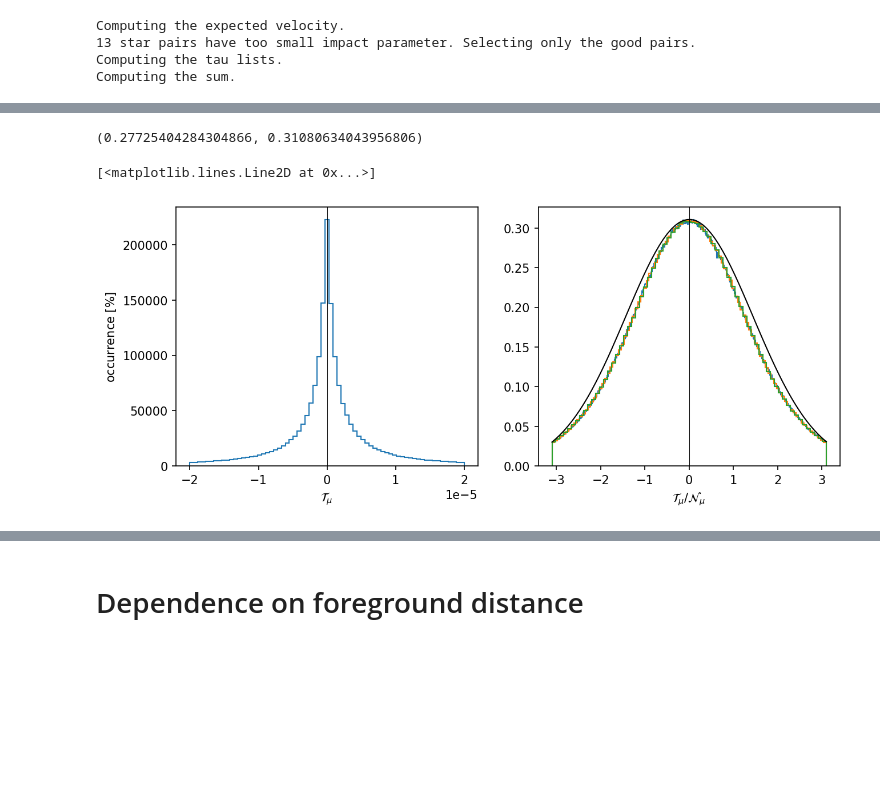
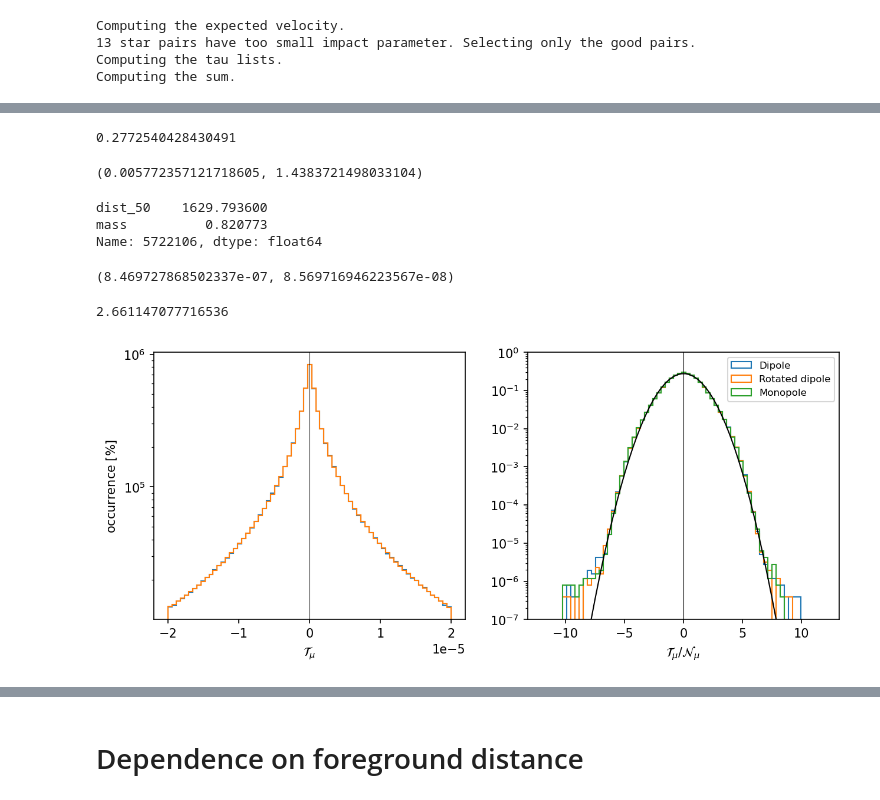
Before and after one commit to kenvantilburg/lens-velocity, a Jupyter notebook: code/andreas_code/subtraction_template/pm_template_v3.ipynb, the cells around one changed output, grey strips where cells are left out. Saved outputs shown, nothing was run; the diff lists cells and outputs as text; code cells hidden in the pictures; blank space fills up the shorter version.

```diff
--- a/code/andreas_code/subtraction_template/pm_template_v3.ipynb
+++ b/code/andreas_code/subtraction_template/pm_template_v3.ipynb
@@ -176,8 +189,8 @@ def fn_tau_mu(df_fore, df_back, weights, tau_obs, tau_max=False, matched_filter=
     if not quiet: print('Computing the expected velocity.'); sys.stdout.flush()
     lensing_pm, good_bil_ind = fn_lensing_pm(df_fore['ra'].to_numpy(), df_fore['dec'].to_numpy(),
                                              df_fore['pmra'].to_numpy(),  df_fore['pmdec'].to_numpy(), df_fore['dist_50'].to_numpy(),
-                                             #df_fore['mass'].to_numpy(),
-                                             df_fore['lum'].to_numpy()**(1/4),
+                                             df_fore['mass'].to_numpy(),
+                                             #df_fore['lum'].to_numpy()**(1/4),
                                              df_back['ra'].to_numpy(), df_back['dec'].to_numpy(),
                                              df_back['pmra'].to_numpy(), df_back['pmdec'].to_numpy(), df_back['dist_50'].to_numpy(), tau_obs, matched_filter)
 
@@ -281,21 +275,44 @@ max(h[0])
 # %%
-max(norm.pdf(np.linspace(-3.1, 3.1, 70), mu, std)), max(h[0])
+max(norm.pdf(np.linspace(-3.1, 3.1, 70), mu, std))
 # %% [output]
-(0.27725404284304866, 0.31080634043956806)
+0.2772540428430491
+# %%
+mu, std
+# %% [output]
+(0.005772357121718605, 1.4383721498033104)
+# %%
+df_fore.iloc[np.argmax(tau_mu_list/np.sqrt(tau_norm_sq_list))][['dist_50', 'mass']]
+# %% [output]
+dist_50    1629.793600
+mass          0.820773
+Name: 5722106, dtype: float64
+# %%
+tau_mu_list[np.argmax(tau_mu_list/np.sqrt(tau_norm_sq_list))], np.sqrt(tau_norm_sq_list)[np.argmax(tau_mu_list/np.sqrt(tau_norm_sq_list))]
+# %% [output]
+(8.469727868502337e-07, 8.569716946223567e-08)
+# %%
+np.sqrt(l_bilnormsq[np.argmax(tau_mu_list/np.sqrt(tau_norm_sq_list))])/arcsec
+# %% [output]
+2.661147077716536
 # %%
 fig,ax = plt.subplots(1,2,figsize=(10,4), dpi = 150)
 
-ax[0].hist(tau_mu_list, bins=np.linspace(-0.00002, 0.00002, 70), log=False, density=True, histtype='step');
+ax[0].hist(tau_mu_list, bins=np.linspace(-0.00002, 0.00002, 70), log=False, density=False, histtype='step');
+ax[0].hist(tau_mu_list_90deg, bins=np.linspace(-0.00002, 0.00002, 70), log=False, density=False, histtype='step');
 ax[0].set_xlabel(r'$\mathcal{T}_{\mu}$ '); ax[0].set_ylabel(r'occurrence [$\%$]');
 ax[0].axvline(0, color='k', linewidth=0.5)
+ax[0].set_yscale('log')
 
-h = ax[1].hist(tau_mu_list/np.sqrt(tau_norm_sq_list), bins=np.linspace(-3.1, 3.1, 500), log=False, density=True, histtype='step');
-ax[1].hist(tau_mu_list_90deg/np.sqrt(tau_norm_sq_list_90deg), bins=np.linspace(-3.1, 3.1, 100), log=False, density=True, histtype='step');
-ax[1].hist(tau_mu_list_mon/np.sqrt(tau_norm_sq_list_mon), bins=np.linspace(-3.1, 3.1, 70), log=False, density=True, histtype='step');
+bins = np.linspace(-12, 12, 70)
+
+h = ax[1].hist(tau_mu_list/np.sqrt(tau_norm_sq_list), bins=bins, log=False, density=True, histtype='step');
+ax[1].hist(tau_mu_list_90deg/np.sqrt(tau_norm_sq_list_90deg), bins=bins, log=False, density=True, histtype='step');
+ax[1].hist(tau_mu_list_mon/np.sqrt(tau_norm_sq_list_mon), bins=bins, log=False, density=True, histtype='step');
+ax[1].legend(['Dipole', 'Rotated dipole', 'Monopole'], loc='upper right', frameon=True, fontsize=8)
 ax[1].set_xlabel(r'$\mathcal{T}_{\mu}/\mathcal{N}_{\mu}$ ');
 ax[1].axvline(0, color='k', linewidth=0.5)
-ax[1].plot(np.linspace(-3.1, 3.1, 70),  max(h[0])*norm.pdf(np.linspace(-3.1, 3.1, 70), mu, std)/max(norm.pdf(np.linspace(-3.1, 3.1, 70), mu, std)), 'k', linewidth=1)
-#ax[1].set_yscale('log')
+ax[1].plot(bins,  norm.pdf(bins, mu, std), 'k', linewidth=1)
+ax[1].set_yscale('log')
+ax[1].set_ylim(1e-7, 1);
 # %% [output]
-[<matplotlib.lines.Line2D at 0x...>]
-[figure, old version]
+[figure, new version]
```
Also changed, not shown: parts of 48 cells of this notebook, 1 other file.
